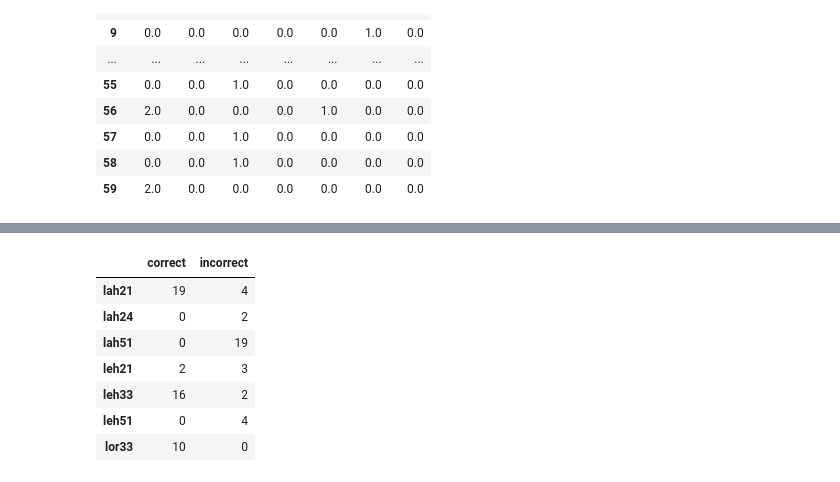
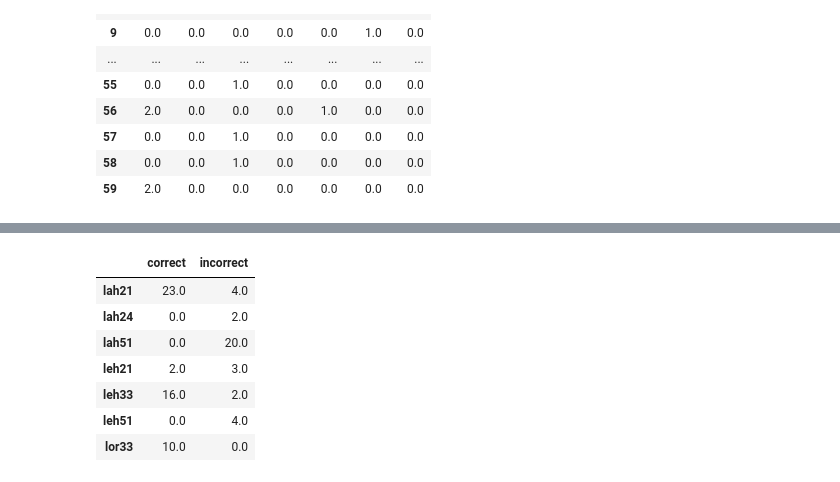
Before and after one commit to yizhenpong/SpeakSingapore, a Jupyter notebook: src/SpeakSingapore/test_and_results/results_analysis.ipynb, the cells around one changed output, grey strips where cells are left out. Cells and saved outputs as stored; diff of their text form; code cells hidden in the pictures.

```diff
--- a/src/SpeakSingapore/test_and_results/results_analysis.ipynb
+++ b/src/SpeakSingapore/test_and_results/results_analysis.ipynb
@@ -299,28 +310,28 @@ ground_truth_distribution_df
 # %%
 counts = {'correct': {}, 'incorrect': {}}
 for column in ground_truth_distribution_df.columns:
     counts['correct'][column] = 0
     counts['incorrect'][column] = 0
 
 for index, row in ground_truth_distribution_df.iterrows():
     # Iterate over the columns
     for column in ground_truth_distribution_df.columns:
         # Check if the value in the ground_truth DataFrame is non-zero
         if row[column] != 0:
             # Check if the corresponding value in output_df matches
             if row[column] == output_distribution_df.loc[index, column]:
-                counts['correct'][column] += 1
+                counts['correct'][column] += row[column]
             else:
-                counts['incorrect'][column] += 1
+                counts['incorrect'][column] += max(1, abs(row[column] - output_distribution_df.loc[index, column]))
 
 compare_particle_accuracy_df = pd.DataFrame(counts)
 compare_particle_accuracy_df
 # %% [output]
 |  | correct | incorrect |
-| lah21 | 19 | 4 |
-| lah24 | 0 | 2 |
-| lah51 | 0 | 19 |
-| leh21 | 2 | 3 |
-| leh33 | 16 | 2 |
-| leh51 | 0 | 4 |
-| lor33 | 10 | 0 |
+| lah21 | 23.0 | 4.0 |
+| lah24 | 0.0 | 2.0 |
+| lah51 | 0.0 | 20.0 |
+| leh21 | 2.0 | 3.0 |
+| leh33 | 16.0 | 2.0 |
+| leh51 | 0.0 | 4.0 |
+| lor33 | 10.0 | 0.0 |
```
Also changed, not shown: parts of 4 cells of this notebook.
